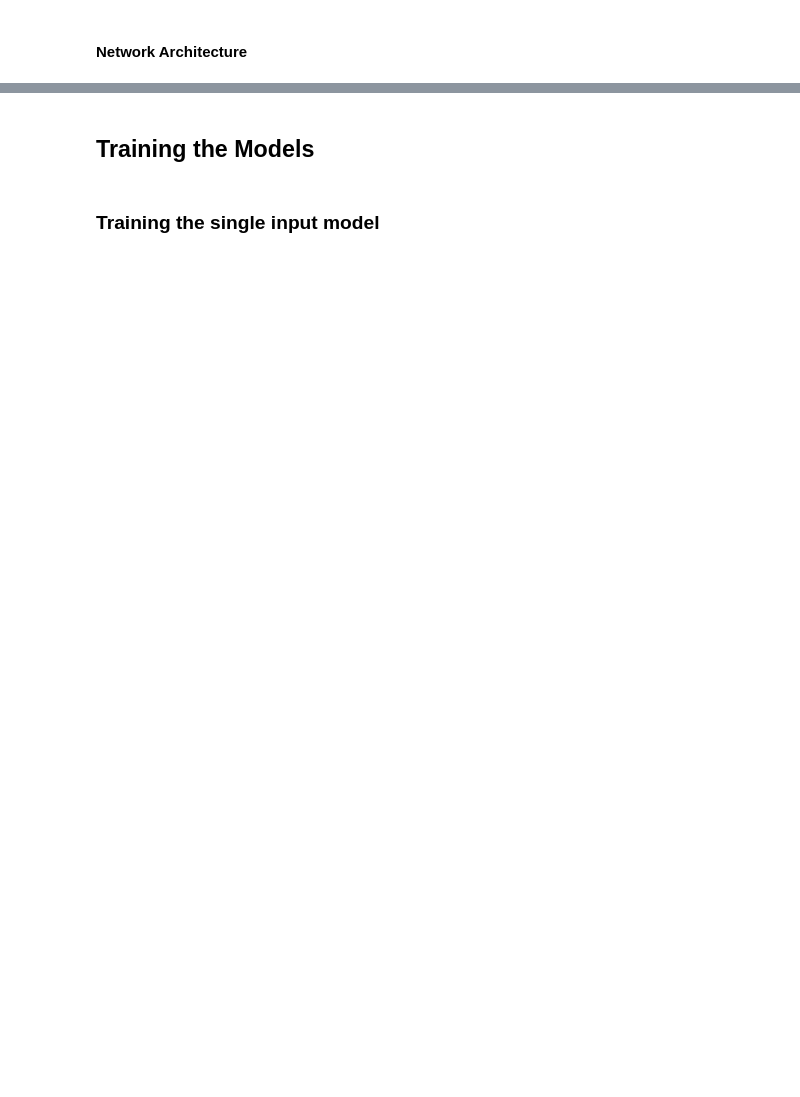
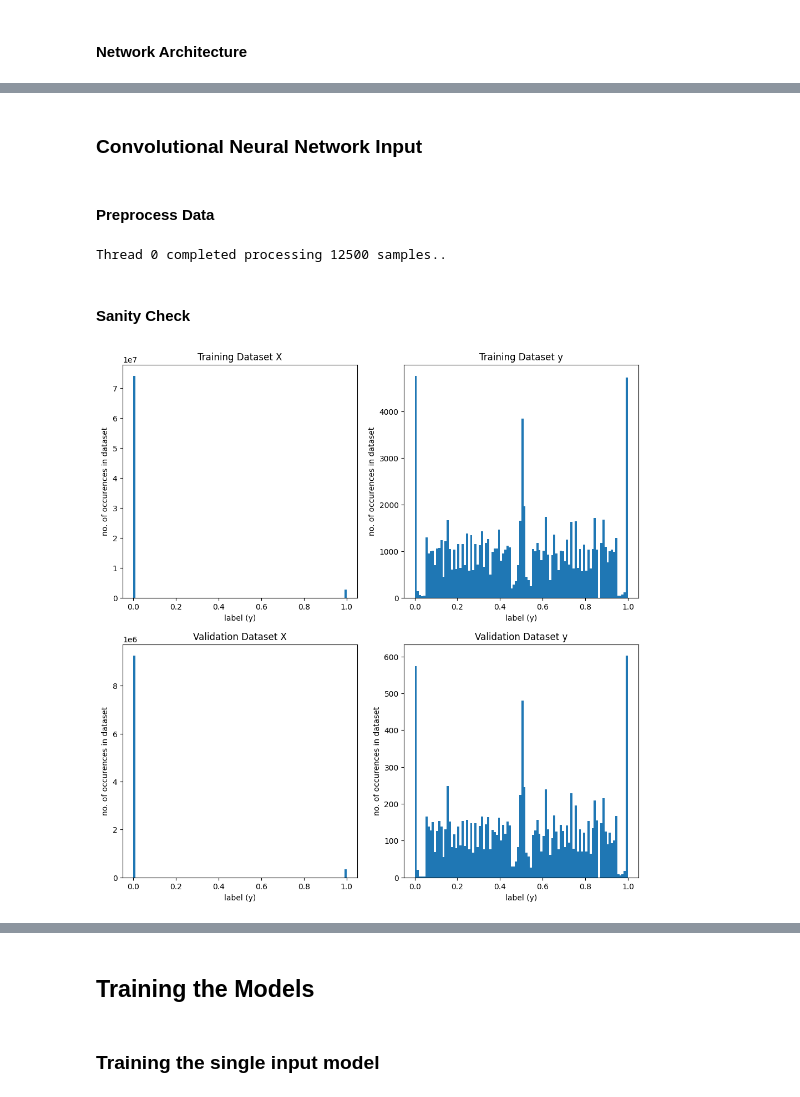
Before and after one commit to owenjaques/chessbot, a Jupyter notebook: neural_networks/models.ipynb, the cells around one changed output, grey strips where cells are left out. Drawn from its saved outputs; the diff is of its cells as text; code cells hidden in the pictures; blank space fills up the shorter version.

Commit message:
Add Simple Convolutional Neural Network

```diff
--- a/neural_networks/models.ipynb
+++ b/neural_networks/models.ipynb
@@ -374,0 +371,15 @@ keras.utils.plot_model(simple_input_model, show_shapes=True, show_layer_activati
+# %% [markdown]
+### Convolutional Neural Network Input
+# %% [markdown]
+#### Preprocess Data
+# %%
+matrix_input_training_data = DataGenerator(data_directory + '/training_set.npz', 'matrix')
+matrix_input_validation_data = DataGenerator(data_directory + '/validation_set.npz', 'matrix')
+# %% [output]
+Thread 0 completed processing 12500 samples..
+# %% [markdown]
+#### Sanity Check
+# %%
+sanity_check_single_input(matrix_input_training_data, matrix_input_validation_data)
+# %% [output]
+[figure, added]
```
Also changed, not shown: parts of 28 cells of this notebook, 1 other file.
